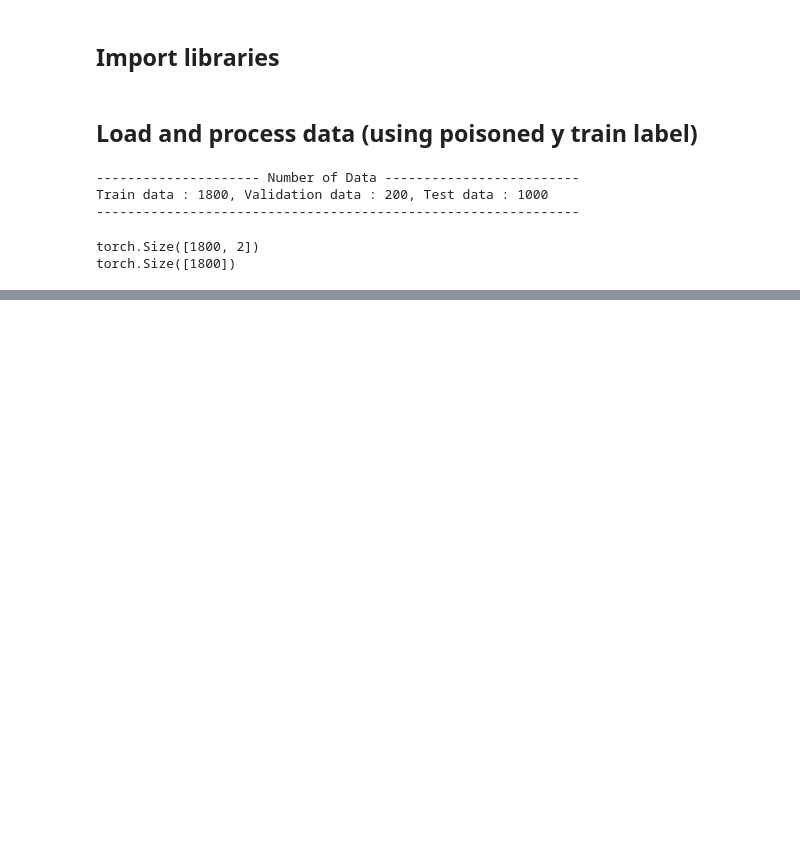
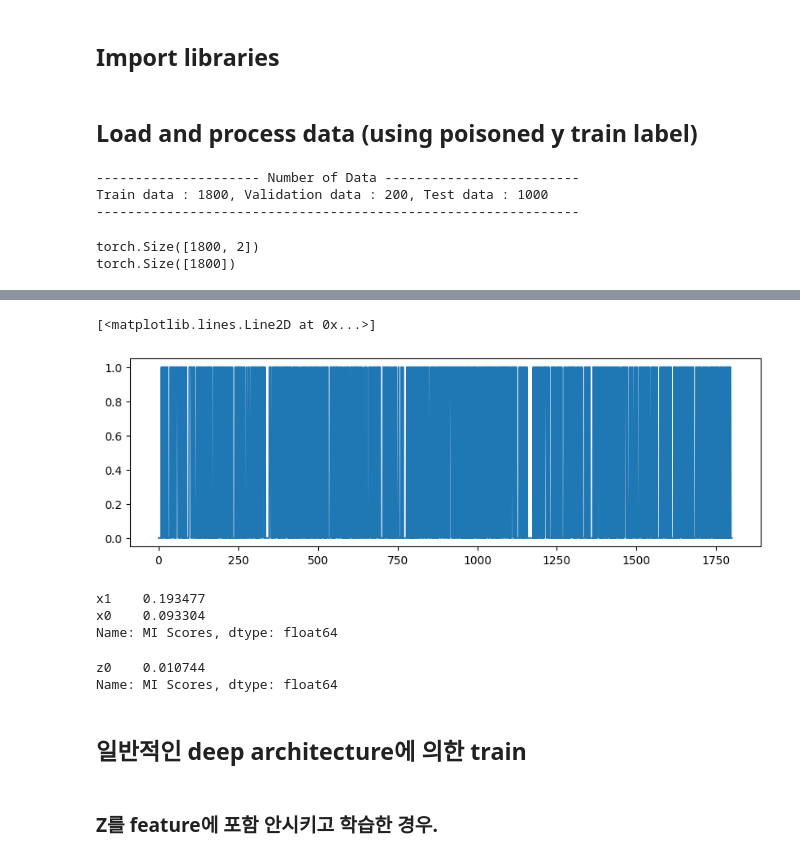
Before and after one commit to dolmani38/papers, a Jupyter notebook: 수정-FR-Train.ipynb, the cells around one changed output, grey strips where cells are left out. Saved outputs shown, nothing was run; the diff lists cells and outputs as text; code cells hidden in the pictures; blank space fills up the shorter version.

```diff
--- a/수정-FR-Train.ipynb
+++ b/수정-FR-Train.ipynb
@@ -98,0 +117,6 @@ torch.Size([1800])
+# %%
+plt.figure(figsize=(10,3))
+plt.plot(s1_train)
+# %% [output]
+[<matplotlib.lines.Line2D at 0x...>]
+[figure, added]
@@ -98,0 +132,17 @@ torch.Size([1800])
+# %%
+mi_scores = make_mi_scores(pd.DataFrame(X_train,columns=['x0','x1']), y_train, discrete_features="auto")
+print(mi_scores)
+# %% [output]
+x1    0.193477
+x0    0.093304
+Name: MI Scores, dtype: float64
+# %%
+mi_scores = make_mi_scores(pd.DataFrame(s1_train,columns=['z0']), y_train, discrete_features="auto")
+print(mi_scores)
+# %% [output]
+z0    0.010744
+Name: MI Scores, dtype: float64
+# %% [markdown]
+## 일반적인 deep architecture에 의한 train
+# %% [markdown]
+### Z를 feature에 포함 안시키고 학습한 경우.
```
Also changed, not shown: parts of 25 cells of this notebook.
